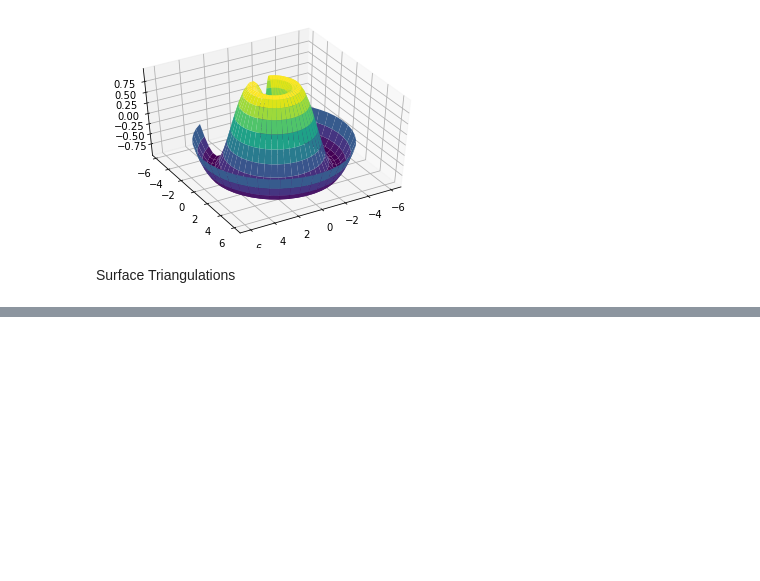
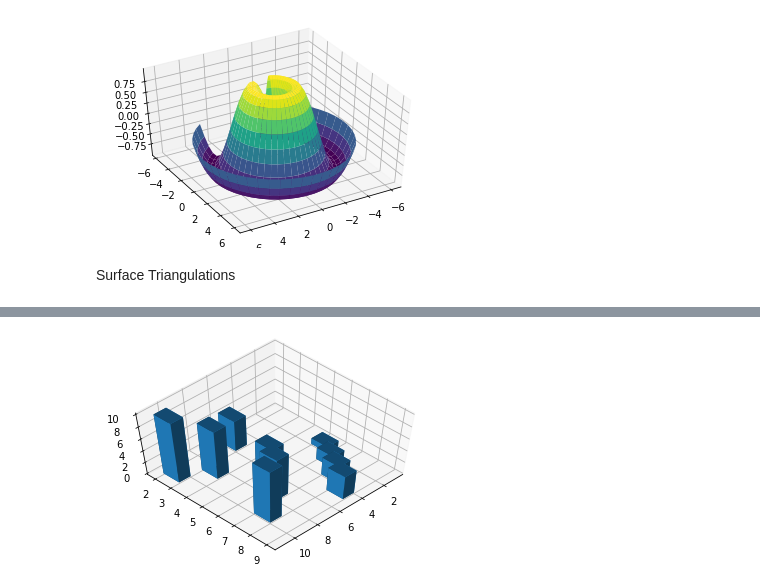
Before and after one commit to gtoledorodriguez/XRay-Optics-Simulation, a Jupyter notebook: 3D_plots/Types_of_Plots.ipynb, the cells around one changed output, grey strips where cells are left out. Drawn from its saved outputs; the diff is of its cells as text; code cells hidden in the pictures; blank space fills up the shorter version.

```diff
--- a/3D_plots/Types_of_Plots.ipynb
+++ b/3D_plots/Types_of_Plots.ipynb
@@ -139,0 +159,5 @@ fig
+# %%
+ax.view_init(60, 45)
+fig
+# %% [output]
+[figure, added]
```
Also changed, not shown: parts of 7 cells of this notebook.
